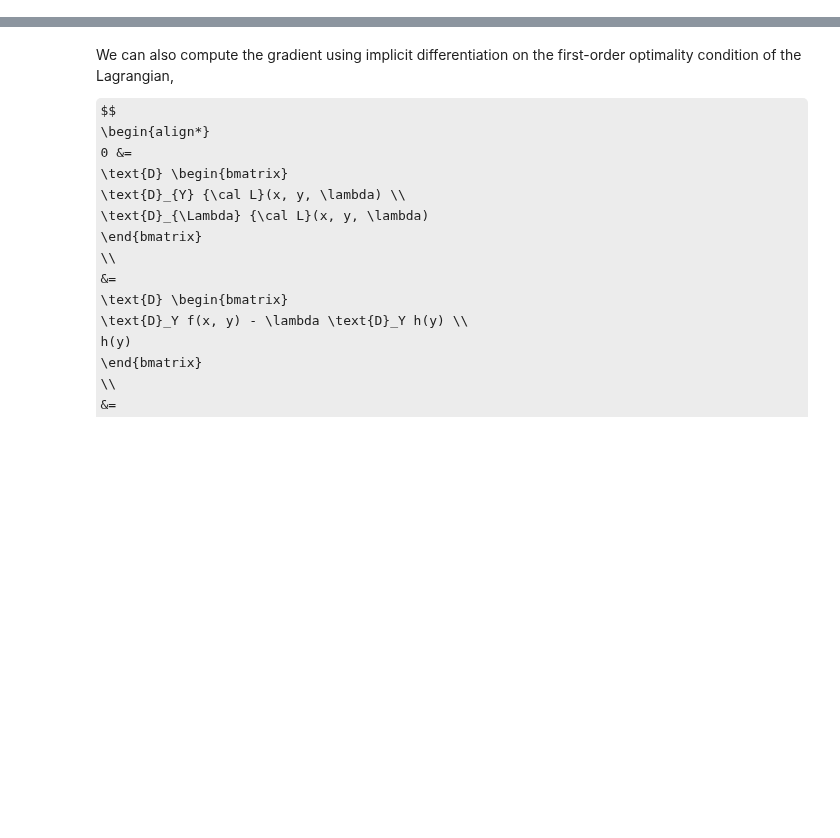
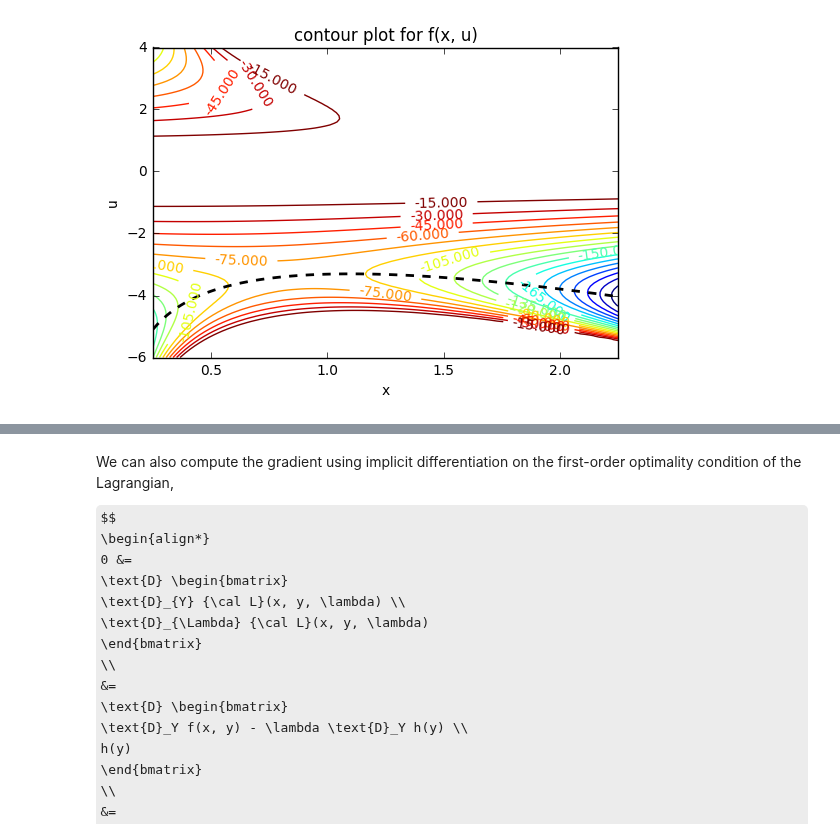
Before and after one commit to anucvml/ddn, a Jupyter notebook: tutorials/01_simple_worked_example.ipynb, the cells around one changed output, grey strips where cells are left out. Cells and saved outputs as stored; diff of their text form; code cells hidden in the pictures; some formulas as TeX source; blank space fills up the shorter version.

```diff
--- a/tutorials/01_simple_worked_example.ipynb
+++ b/tutorials/01_simple_worked_example.ipynb
@@ -24,0 +48,9 @@ warnings.filterwarnings('ignore')
+# %%
+def f(x, u):
+    return x * u ** 4.0 + 2 * x ** 2.0 * u ** 3.0 - 12.0 * u ** 2.0
+
+def solve(x):
+    delta = np.sqrt(9.0 * x ** 4.0 + 96.0 * x)
+    y_stationary = [0.0, (-3.0 * x ** 2.0 - delta) / (4.0 * x), (-3.0 * x ** 2.0 + delta) / (4.0 * x)]
+    y_min_indx = np.argmin([f(x, y) for y in y_stationary])
+    return y_stationary[y_min_indx]
@@ -24,0 +64,19 @@ warnings.filterwarnings('ignore')
+# %%
+x = np.linspace(0.25, 2.25, 101)
+u = np.linspace(-6.0, 4.0, 101)
+
+X, Y = np.meshgrid(x, u)
+Z = np.empty(X.shape)
+
+for i in range(Z.shape[0]):
+    for j in range(Z.shape[1]):
+        Z[i, j] = min(f(X[i, j], Y[i, j]), 0)
+
+plt.figure()
+cs = plt.contour(X, Y, Z, 20)
+plt.clabel(cs, inline=1, fontsize=10)
+plt.plot(x, [solve(xi) for xi in x], 'k--', linewidth=2)
+plt.title('contour plot for f(x, u)'); plt.xlabel('x'); plt.ylabel('u')
+plt.show()
+# %% [output]
+[figure, added]
```
Also changed, not shown: parts of 13 cells of this notebook.
